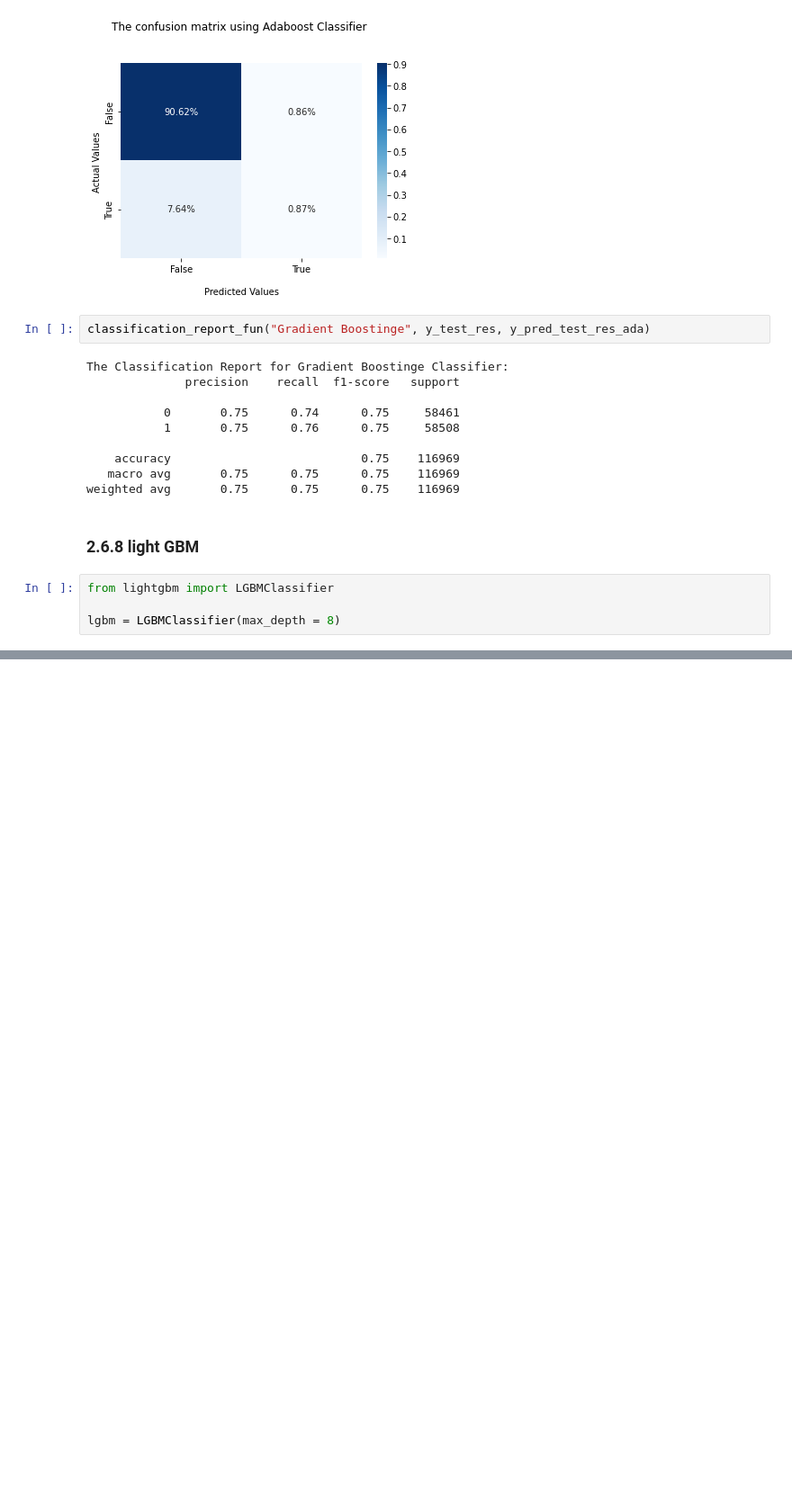
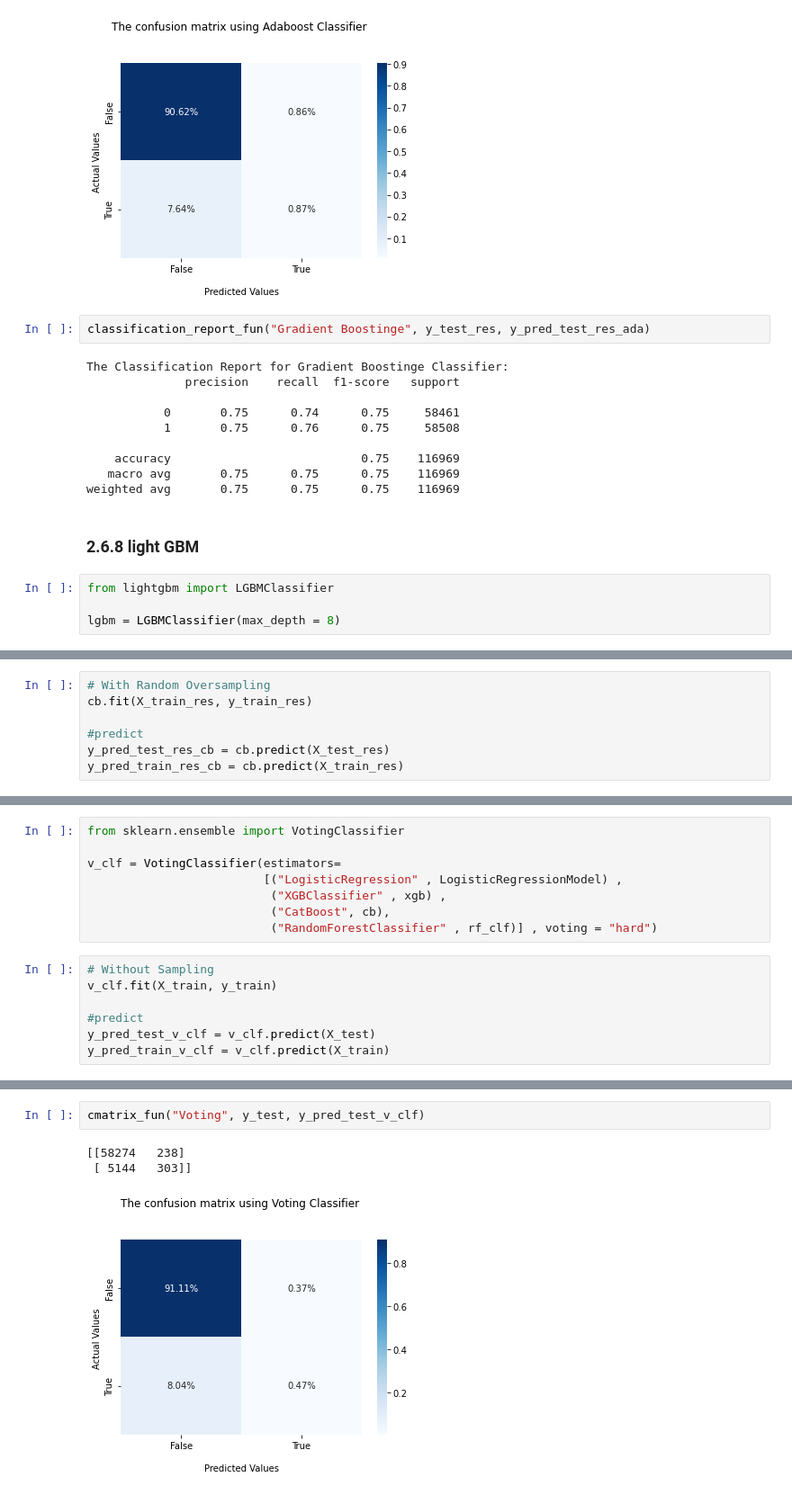
Before and after one commit to ahmedelsayed968/ML-Project, a Jupyter notebook: data analysis/Modeling.ipynb, the cells around one changed output, grey strips where cells are left out. Shown at 90% size. Drawn from its saved outputs; the diff is of its cells as text; blank space fills up the shorter version.

```diff
--- a/data analysis/Modeling.ipynb
+++ b/data analysis/Modeling.ipynb
@@ -678,0 +747,7 @@ lgbm = LGBMClassifier(max_depth = 8)
+# %%
+# With Random Oversampling
+cb.fit(X_train_res, y_train_res)
+
+#predict
+y_pred_test_res_cb = cb.predict(X_test_res)
+y_pred_train_res_cb = cb.predict(X_train_res)
@@ -678,0 +797,15 @@ lgbm = LGBMClassifier(max_depth = 8)
+# %%
+from sklearn.ensemble import VotingClassifier
+
+v_clf = VotingClassifier(estimators=
+                         [("LogisticRegression" , LogisticRegressionModel) ,
+                          ("XGBClassifier" , xgb) ,
+                          ("CatBoost", cb),
+                          ("RandomForestClassifier" , rf_clf)] , voting = "hard")
+# %%
+# Without Sampling
+v_clf.fit(X_train, y_train)
+
+#predict
+y_pred_test_v_clf = v_clf.predict(X_test)
+y_pred_train_v_clf = v_clf.predict(X_train)
@@ -678,0 +853,6 @@ lgbm = LGBMClassifier(max_depth = 8)
+# %%
+cmatrix_fun("Voting", y_test, y_pred_test_v_clf)
+# %% [output]
+[[58274   238]
+ [ 5144   303]]
+[figure, added]
```
Also changed, not shown: parts of 17 cells of this notebook, 4 other files.
